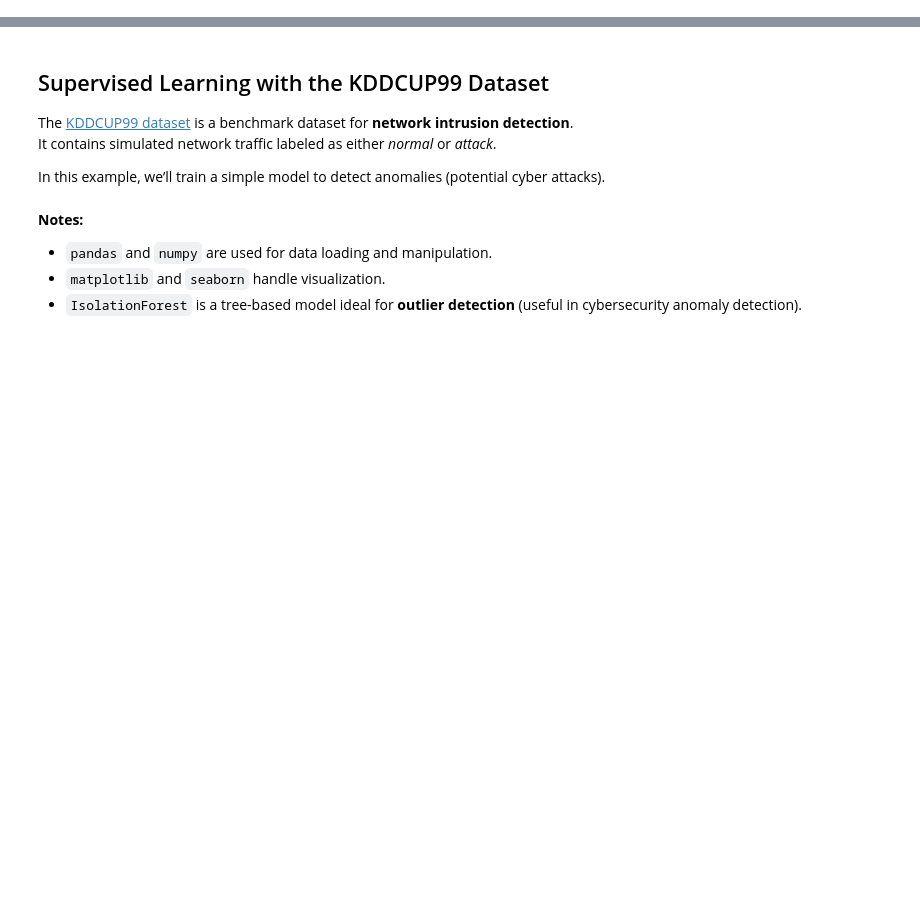
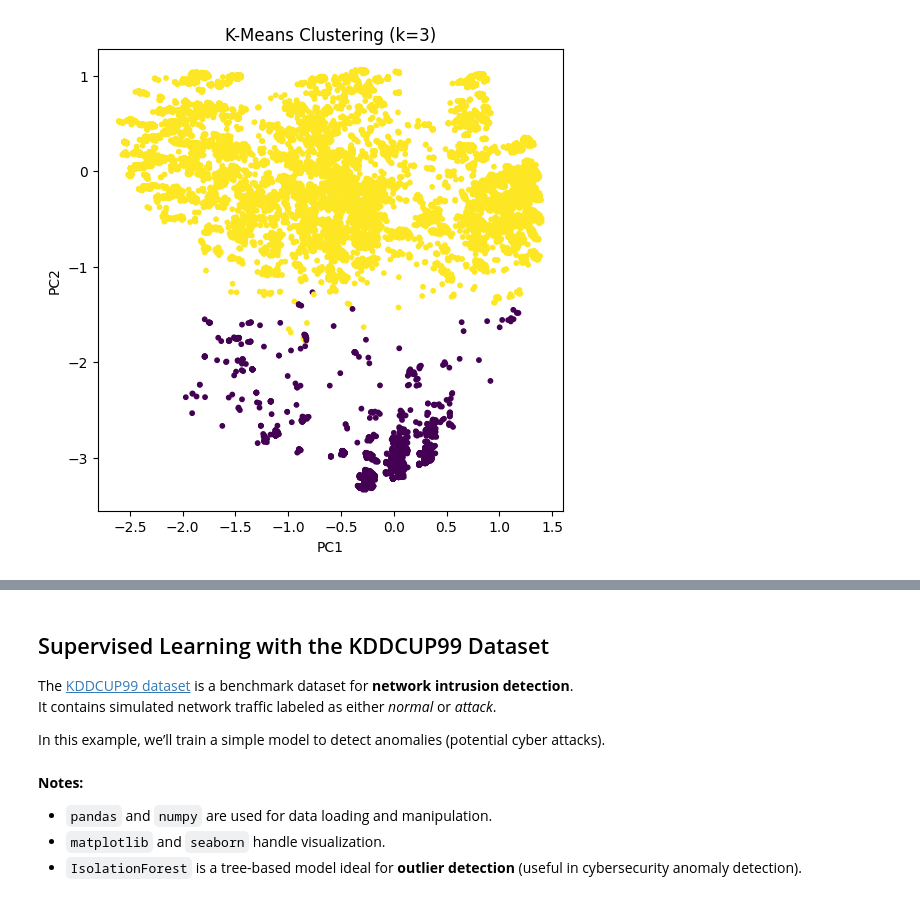
Before and after one commit to shaoyunguo/mlcysec_tutorial, a Jupyter notebook: source/tutorial_notebooks/getting_started_with_ml/getting_started_with_ml.ipynb, the cells around one changed output, grey strips where cells are left out. Drawn from its saved outputs; the diff is of its cells as text; code cells hidden in the pictures; blank space fills up the shorter version.

```diff
--- a/source/tutorial_notebooks/getting_started_with_ml/getting_started_with_ml.ipynb
+++ b/source/tutorial_notebooks/getting_started_with_ml/getting_started_with_ml.ipynb
@@ -15,0 +78,13 @@ In this tutorial, we will use **basic machine learning algorithms** to gain insi
+# %%
+# Load KDDCup99 dataset (subset for demonstration)
+X, y = datasets.fetch_kddcup99(
+    subset="SA", percent10=True, random_state=42, return_X_y=True, as_frame=True
+)
+y = (y != b"normal.").astype(np.int32)
+
+# One-hot encode categorical features
+X = pd.get_dummies(X)
+
+# Reduce dimensionality for visualization
+pca = PCA(n_components=8)
+X_pca = pca.fit_transform(X)
@@ -15,0 +106,14 @@ In this tutorial, we will use **basic machine learning algorithms** to gain insi
+# %%
+# K-Means with 3 clusters
+kmeans = KMeans(n_clusters=2, random_state=42)
+kmeans_labels = kmeans.fit_predict(X_pca)
+
+# Plot K-Means clusters
+plt.figure(figsize=(6,6))
+plt.scatter(X_pca[:, 0], X_pca[:, 1], c=kmeans_labels, cmap='viridis', s=10)
+plt.title("K-Means Clustering (k=3)")
+plt.xlabel("PC1")
+plt.ylabel("PC2")
+plt.show()
+# %% [output]
+[figure, added]
```
Also changed, not shown: parts of 16 cells of this notebook.
